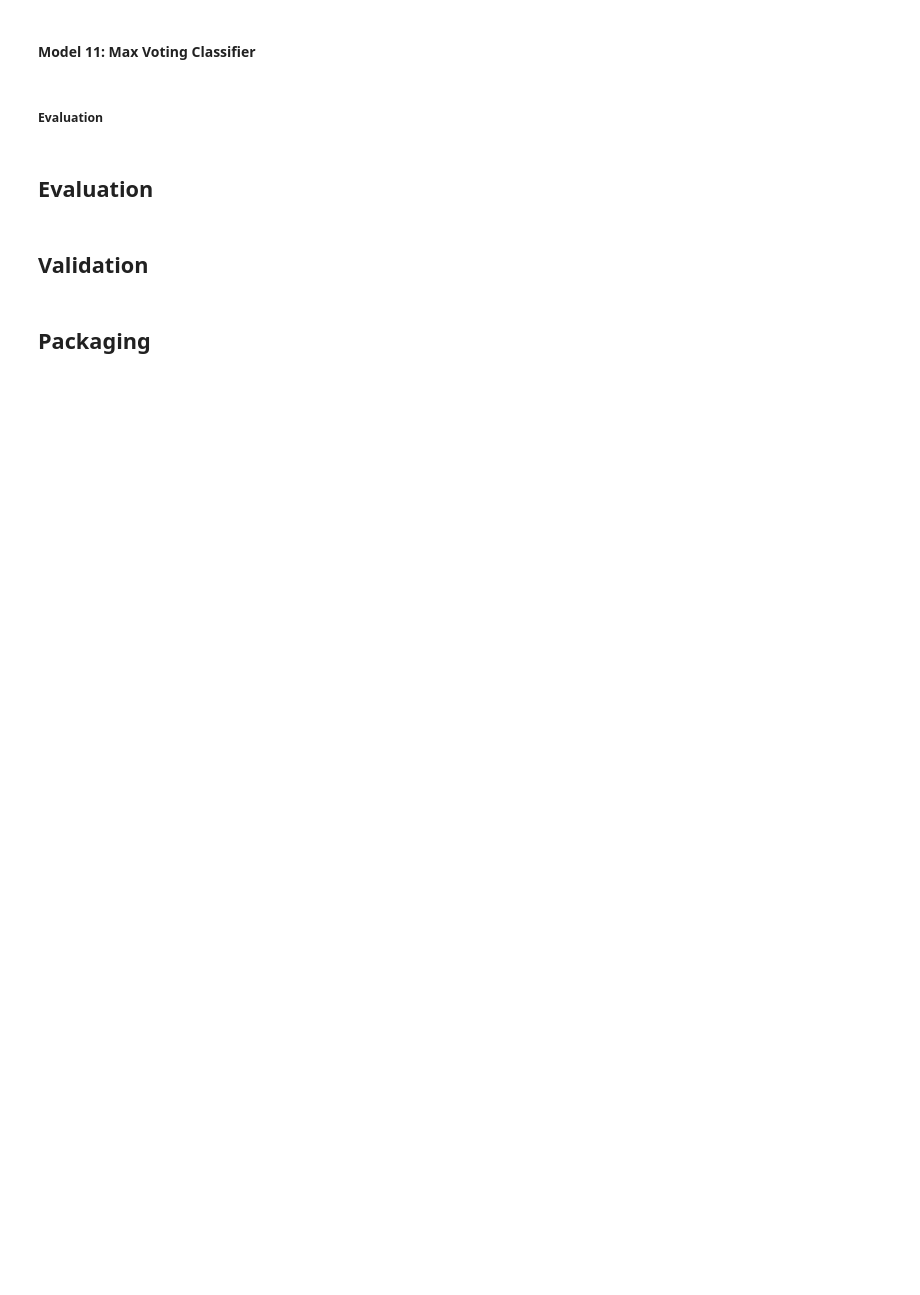
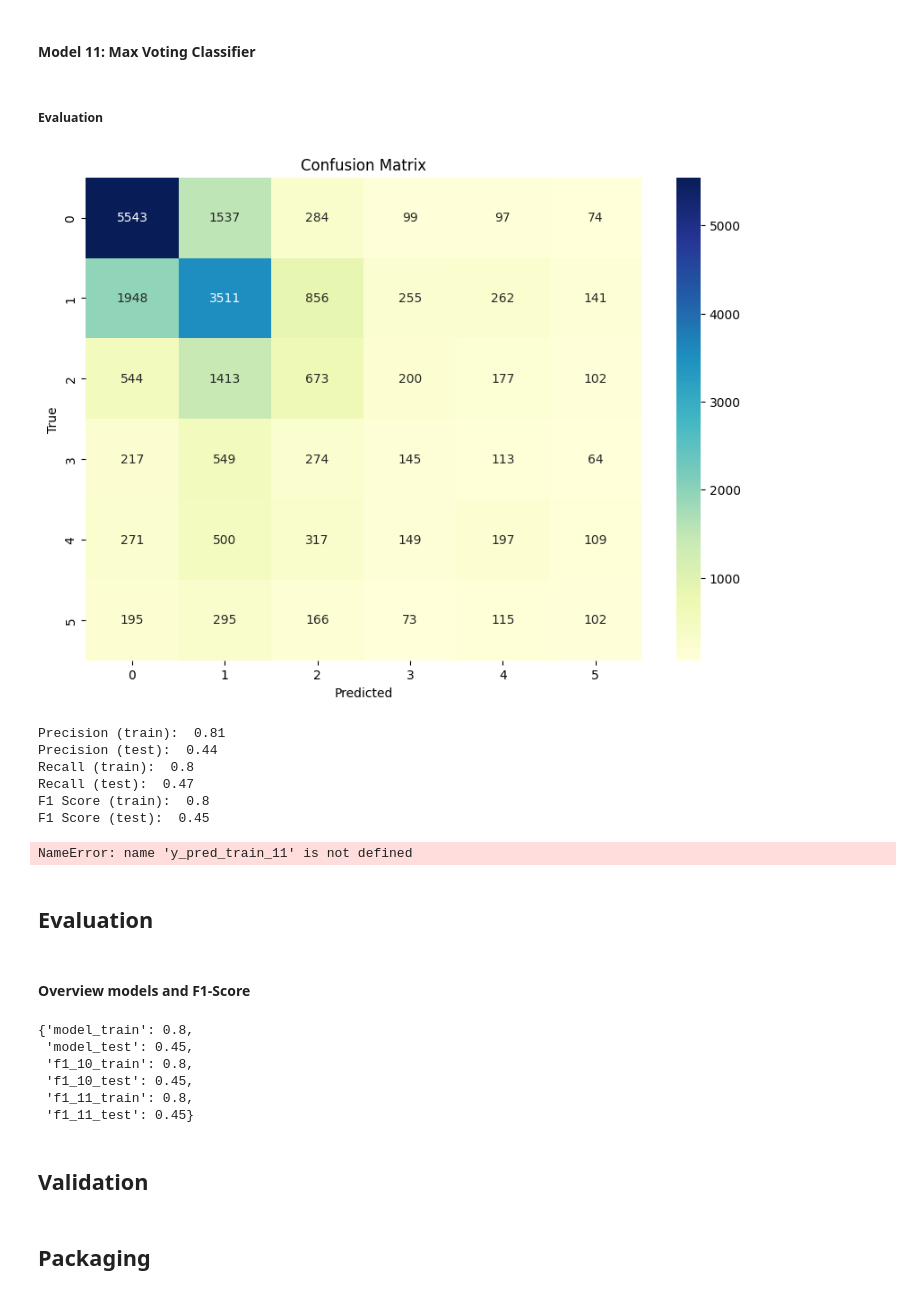
Before and after one commit to SimonBernarding/ML_project_SimonBernarding, a Jupyter notebook: project_classification.ipynb, the cells around one changed output. Cells and saved outputs as stored; diff of their text form; code cells hidden in the pictures; blank space fills up the shorter version.

```diff
--- a/project_classification.ipynb
+++ b/project_classification.ipynb
@@ -1423,8 +1540,8 @@ estimators = [
 model_11 = VotingClassifier(eestimators=estimators, voting='soft')
 model_11.fit(X_train, y_train)
 # %%
-y_pred_train = model_11.predict(X_train)
-y_pred_test = model_11.predict(X_test)
+y_pred_train_11 = model_11.predict(X_train)
+y_pred_test_11 = model_11.predict(X_test)
 # %%
 # Save the model
 dump(model_11, 'models/model_11.joblib')
@@ -1436,38 +1553,48 @@ model_11 = load('models/model_11.joblib')
 # %%
 # Calculate Confusion Matrix
 conf_matrix = confusion_matrix(y_test, y_pred_test)
 
 # Create confusion matrix
 conf_matrixf = pd.DataFrame(conf_matrix)
 
 # Plot confusion matrix
 plt.figure(figsize=(10,7))
 sns.heatmap(conf_matrixf, annot=True, fmt='d', cmap='YlGnBu')
 plt.xlabel('Predicted')
 plt.ylabel('True')
 plt.title('Confusion Matrix')
 plt.show()
 
 # Calculate Precision
-precision_train = precision_score(y_train, y_pred_train, average='weighted')
-precision_test = precision_score(y_test, y_pred_test, average='weighted')
-print('Precision (train): ', round(precision_train, 2))
-print('Precision (test): ', round(precision_test, 2))
+precision_train_11 = precision_score(y_train, y_pred_train_11, average='weighted')
+precision_test_11 = precision_score(y_test, y_pred_test_11, average='weighted')
+print('Precision (train): ', round(precision_train_11, 2))
+print('Precision (test): ', round(precision_test_11, 2))
 
 # Calculate Recall
-recall_train = recall_score(y_train, y_pred_train, average='weighted')
-recall_test = recall_score(y_test, y_pred_test, average='weighted')
-print('Recall (train): ', round(recall_train, 2))
-print('Recall (test): ', round(recall_test, 2))
+recall_train_11 = recall_score(y_train, y_pred_train_11, average='weighted')
+recall_test_11 = recall_score(y_test, y_pred_test_11, average='weighted')
+print('Recall (train): ', round(recall_train_11, 2))
+print('Recall (test): ', round(recall_test_11, 2))
 
 # Calculate F1 Score
-f1_train = f1_score(y_train, y_pred_train, average='weighted')
-f1_test = f1_score(y_test, y_pred_test, average='weighted')
-print('F1 Score (train): ', round(f1_train, 2))
-print('F1 Score (test): ', round(f1_test, 2))
+f1_train_11 = f1_score(y_train, y_pred_train_11, average='weighted')
+f1_test_11 = f1_score(y_test, y_pred_test_11, average='weighted')
+print('F1 Score (train): ', round(f1_train_11, 2))
+print('F1 Score (test): ', round(f1_test_11, 2))
+# %% [output]
+[figure, added]
+Precision (train):  0.81
+Precision (test):  0.44
+Recall (train):  0.8
+Recall (test):  0.47
+F1 Score (train):  0.8
+F1 Score (test):  0.45
 # %%
 # Calculate Classification Report
-classification_train = classification_report(y_train, y_pred_train)
-classification_test = classification_report(y_test, y_pred_test)
-print('Classification Report (train): ', classification_train)
-print('Classification Report (test): ', classification_test)
+classification_train_11 = classification_report(y_train, y_pred_train_11)
+classification_test_11 = classification_report(y_test, y_pred_test_11)
+print('Classification Report (train): ', classification_train_11)
+print('Classification Report (test): ', classification_test_11)
+# %% [output]
+NameError: name 'y_pred_train_11' is not defined
@@ -1474,2 +1605,14 @@ print('Classification Report (test): ', classification_test)
 # %% [markdown]
 ## Evaluation
+# %% [markdown]
+#### Overview models and F1-Score
+# %%
+# overall
+f1_scores
+# %% [output]
+{'model_train': 0.8,
+ 'model_test': 0.45,
+ 'f1_10_train': 0.8,
+ 'f1_10_test': 0.45,
+ 'f1_11_train': 0.8,
+ 'f1_11_test': 0.45}
```
Also changed, not shown: parts of 44 cells of this notebook.
